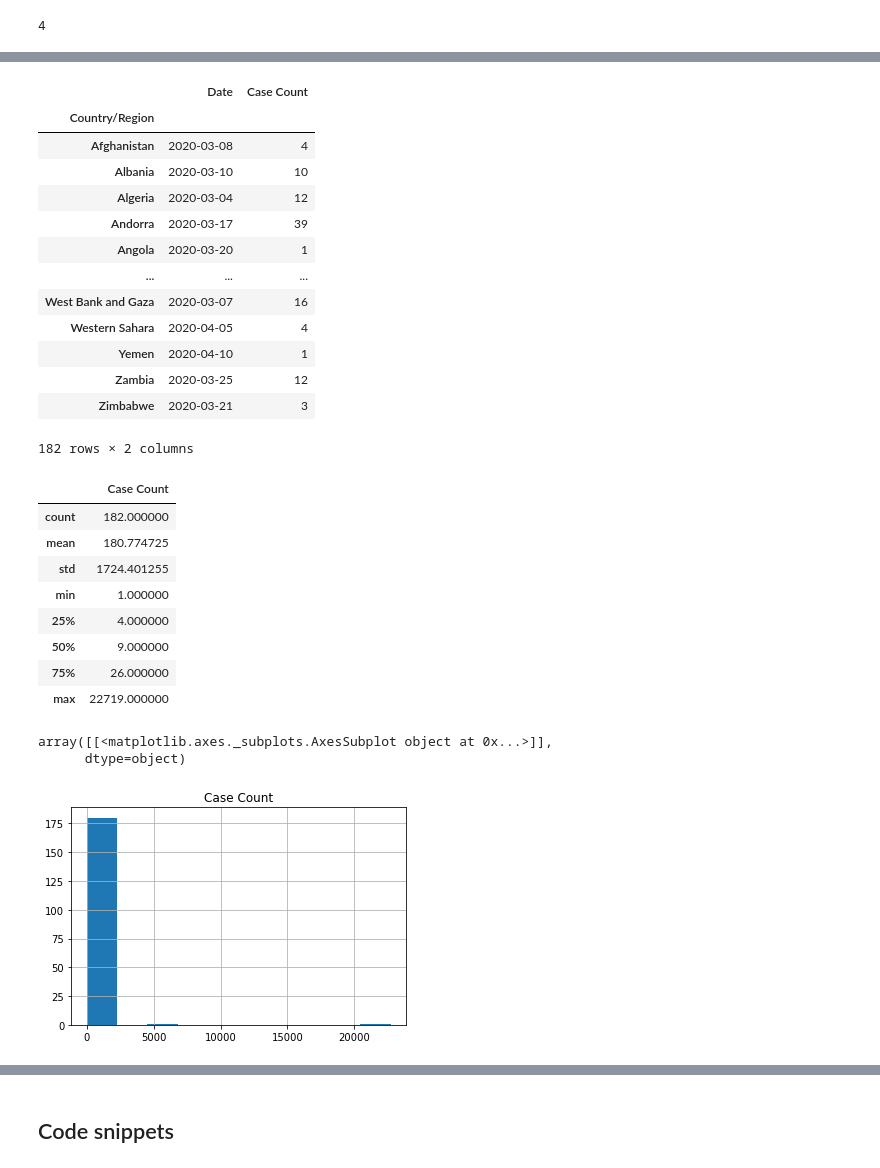
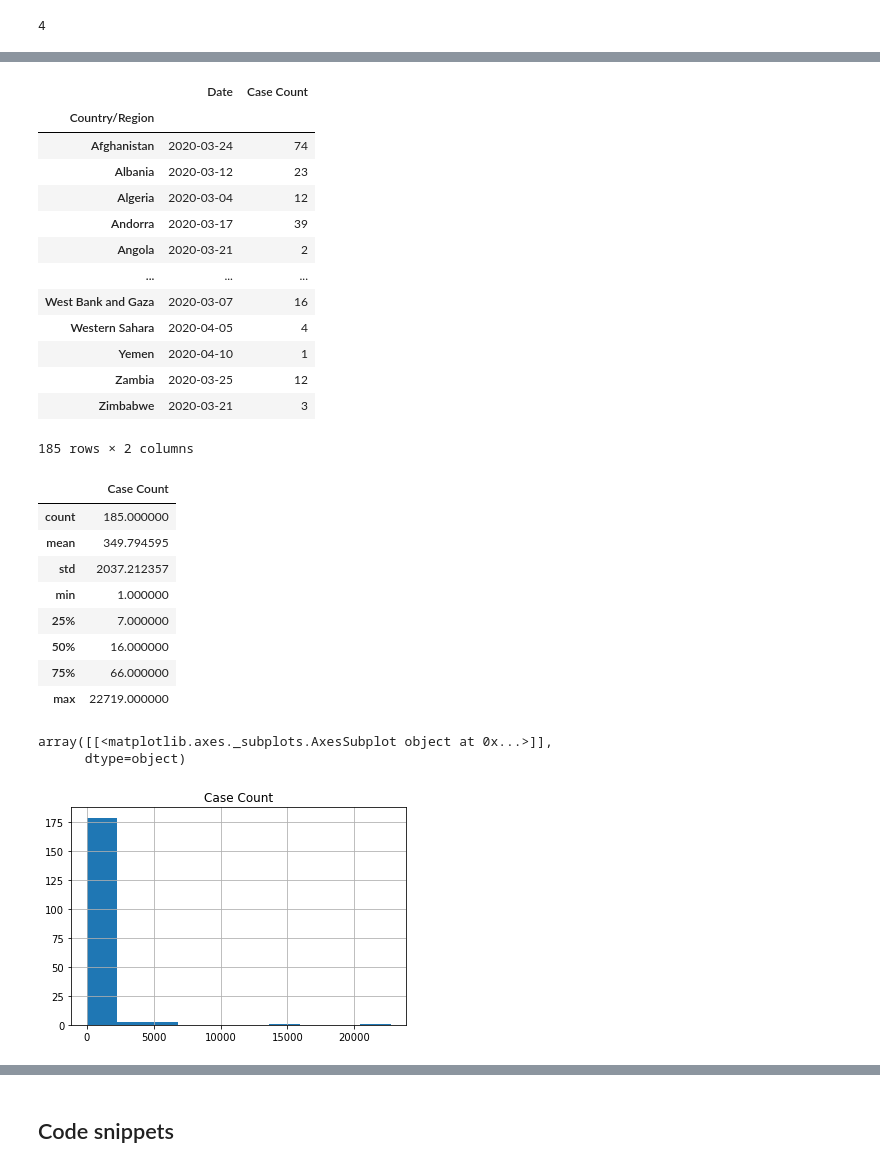
Before and after one commit to jaysttw/covid-19-analyses, a Jupyter notebook: COVID-19.ipynb, the cells around one changed output, grey strips where cells are left out. Cells and saved outputs as stored; diff of their text form; code cells hidden in the pictures.

Commit message:
Added filter for and obtained cases where percentage change exceeds 75% (filter chosen because of Thailand, to get all countries into analysis)

```diff
--- a/COVID-19.ipynb
+++ b/COVID-19.ipynb
@@ -320,0 +343,6 @@ As of currently run period, 3 countries ($185 - 182 = 3$) have not crossed 100%
+# %%
+def get_last_date_crossed_07499(series):
+    return get_last_date_crossed(series, .7499)
+# %%
+dates_last_crossed_07499 = df_by_country.apply(func=get_last_date_crossed_07499).dropna()
+dates_last_crossed_07499
@@ -344,40 +386,40 @@ Country: Yemen, Date: 2020-04-10, Case Count: 1
 Country: Zambia, Date: 2020-03-25, Case Count: 12
 Country: Zimbabwe, Date: 2020-03-21, Case Count: 3
 # %%
-last_crossed_1 = dates_last_crossed_1.to_frame(name='Date')
-last_crossed_1['Case Count'] = [df_by_country[x][dates_last_crossed_1[x]] for x in dates_last_crossed_1.index]
-last_crossed_1
+last_crossed_07499 = dates_last_crossed_07499.to_frame(name='Date')
+last_crossed_07499['Case Count'] = [df_by_country[x][dates_last_crossed_07499[x]] for x in dates_last_crossed_07499.index]
+last_crossed_07499
 # %% [output]
 |  | Date | Case Count |
 | Country/Region |  |  |
-| Afghanistan | 2020-03-08 | 4 |
-| Albania | 2020-03-10 | 10 |
+| Afghanistan | 2020-03-24 | 74 |
+| Albania | 2020-03-12 | 23 |
 | Algeria | 2020-03-04 | 12 |
 | Andorra | 2020-03-17 | 39 |
-| Angola | 2020-03-20 | 1 |
+| Angola | 2020-03-21 | 2 |
 | ... | ... | ... |
 | West Bank and Gaza | 2020-03-07 | 16 |
 | Western Sahara | 2020-04-05 | 4 |
 | Yemen | 2020-04-10 | 1 |
 | Zambia | 2020-03-25 | 12 |
 | Zimbabwe | 2020-03-21 | 3 |
-182 rows × 2 columns
+185 rows × 2 columns
 # %%
-last_crossed_1.describe()
+last_crossed_07499.describe()
 # %% [output]
 |  | Case Count |
-| count | 182.000000 |
-| mean | 180.774725 |
-| std | 1724.401255 |
+| count | 185.000000 |
+| mean | 349.794595 |
+| std | 2037.212357 |
 | min | 1.000000 |
-| 25% | 4.000000 |
-| 50% | 9.000000 |
-| 75% | 26.000000 |
+| 25% | 7.000000 |
+| 50% | 16.000000 |
+| 75% | 66.000000 |
 | max | 22719.000000 |
 # %%
-last_crossed_1.hist()
+last_crossed_07499.hist()
 # %% [output]
 array([[<matplotlib.axes._subplots.AxesSubplot object at 0x...>]],
       dtype=object)
-[figure, old version]
+[figure, new version]
 # %%
```
Also changed, not shown: parts of 44 cells of this notebook.
